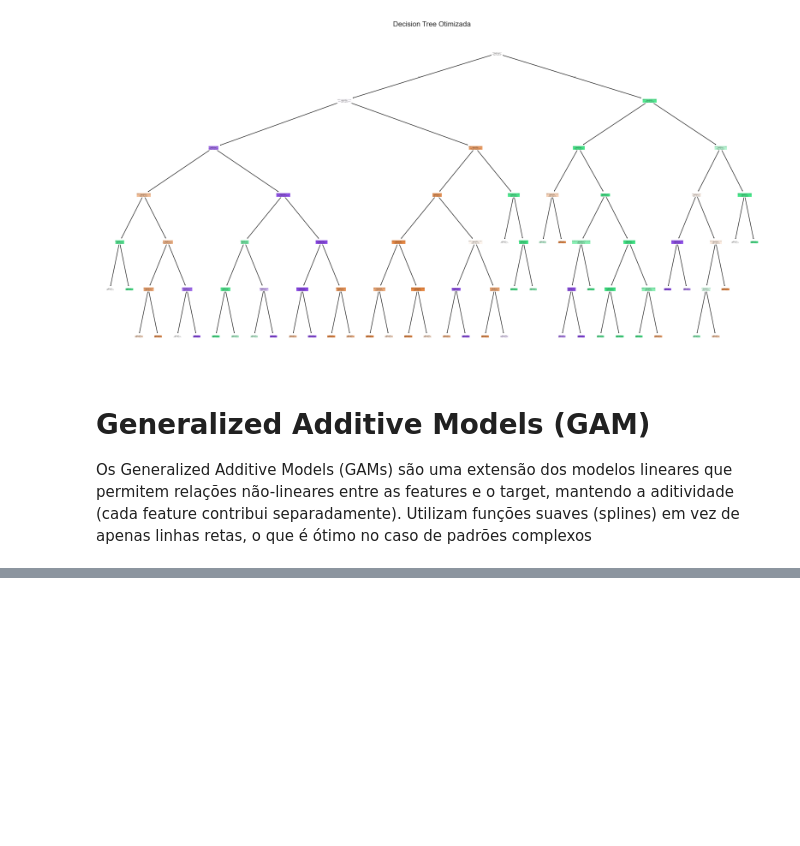
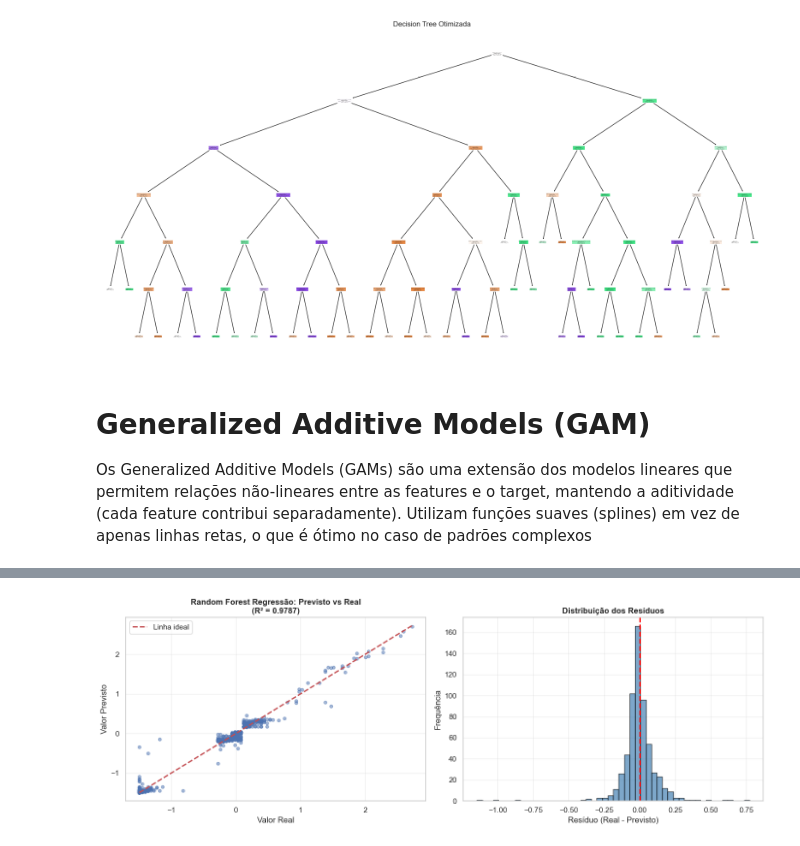
Before and after one commit to acatt-01/APRAU_EFG_B_1230166_1191619, a Jupyter notebook: APRAU_EFG_B_1191619_1230166.ipynb, the cells around one changed output, grey strips where cells are left out. Saved outputs shown, nothing was run; the diff lists cells and outputs as text; code cells hidden in the pictures; blank space fills up the shorter version.

```diff
--- a/APRAU_EFG_B_1191619_1230166.ipynb
+++ b/APRAU_EFG_B_1191619_1230166.ipynb
@@ -3176,0 +3538,11 @@ Os Generalized Additive Models (GAMs) são uma extensão dos modelos lineares qu
+# %%
+# Divisão treino/teste para regressão (80/20)
+X_train_rf_reg, X_test_rf_reg, y_train_rf_reg, y_test_rf_reg = train_test_split(
+    X_rf_reg, y_rf_reg,
+    test_size=0.2,
+    random_state=42
+)
+
+print("Divisão para Regressão:")
+print(f"  - Treino: {X_train_rf_reg.shape[0]} amostras")
+print(f"  - Teste: {X_test_rf_reg.shape[0]} amostras")
@@ -3176,0 +3669,28 @@ Os Generalized Additive Models (GAMs) são uma extensão dos modelos lineares qu
+# %%
+# Visualização: Previsões vs Valores Reais
+fig, axes = plt.subplots(1, 2, figsize=(14, 5))
+
+# 1. Scatter plot: Previsto vs Real
+axes[0].scatter(y_test_rf_reg, y_pred_rf_reg_opt, alpha=0.5, s=20)
+axes[0].plot([y_test_rf_reg.min(), y_test_rf_reg.max()],
+             [y_test_rf_reg.min(), y_test_rf_reg.max()],
+             'r--', linewidth=2, label='Linha ideal')
+axes[0].set_xlabel('Valor Real')
+axes[0].set_ylabel('Valor Previsto')
+axes[0].set_title(f'Random Forest Regressão: Previsto vs Real\n(R² = {r2_test_opt:.4f})', fontweight='bold')
+axes[0].legend()
+axes[0].grid(alpha=0.3)
+
+# 2. Distribuição dos erros (resíduos)
+residuals = y_test_rf_reg - y_pred_rf_reg_opt
+axes[1].hist(residuals, bins=50, edgecolor='black', alpha=0.7, color='steelblue')
+axes[1].axvline(x=0, color='red', linestyle='--', linewidth=2)
+axes[1].set_xlabel('Resíduo (Real - Previsto)')
+axes[1].set_ylabel('Frequência')
+axes[1].set_title('Distribuição dos Resíduos', fontweight='bold')
+axes[1].grid(alpha=0.3)
+
+plt.tight_layout()
+plt.show()
+# %% [output]
+[figure, added]
```
Also changed, not shown: parts of 61 cells of this notebook.
